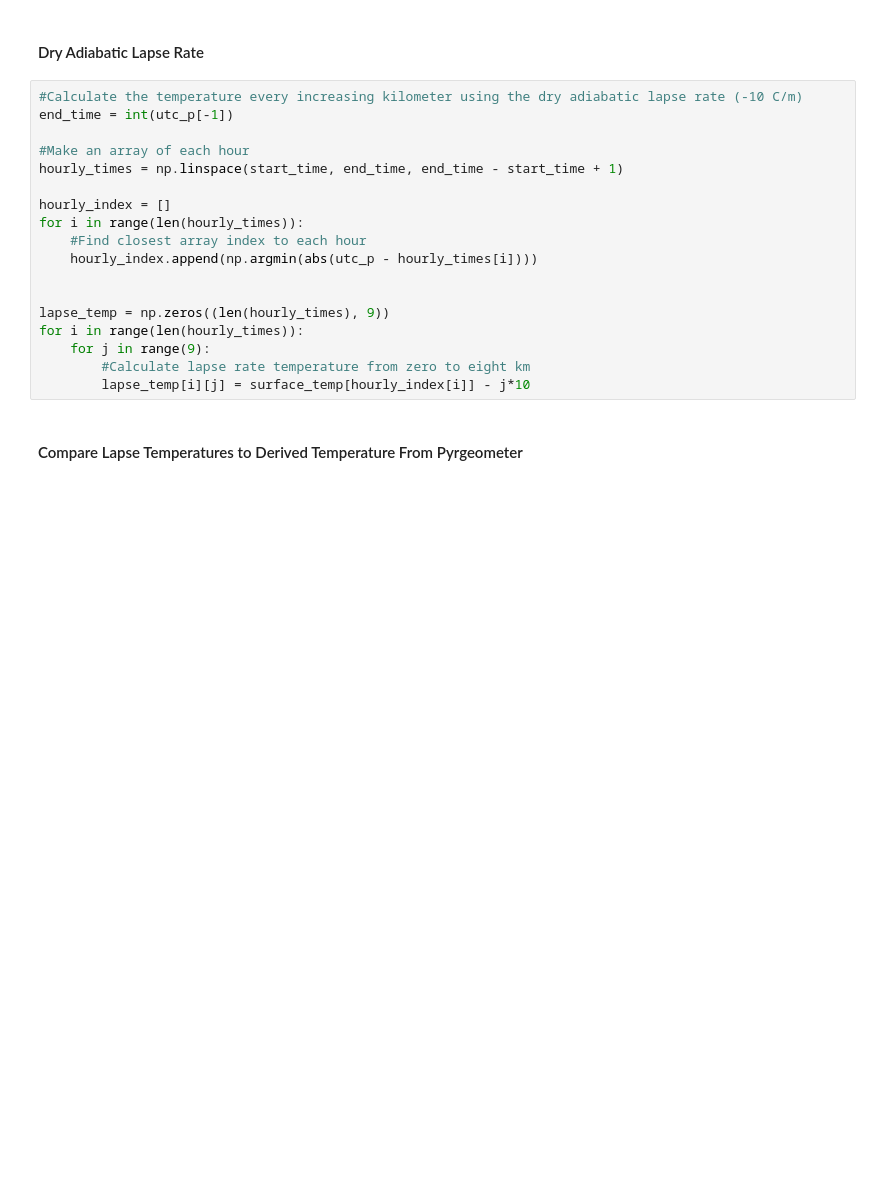
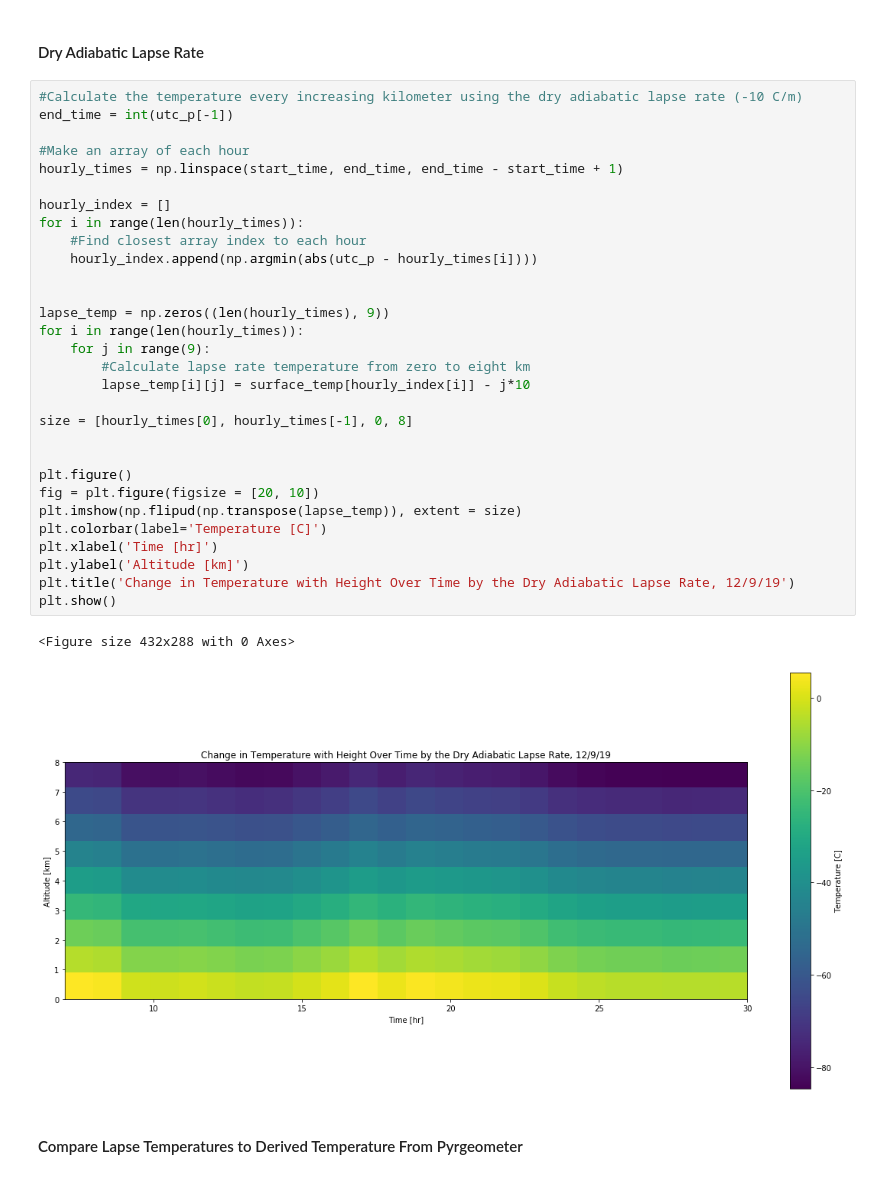
Before and after one commit to festivefish/skywatch_ceilometer, a Jupyter notebook: project.ipynb, the cells around one changed output. Drawn from its saved outputs; the diff is of its cells as text; blank space fills up the shorter version.

```diff
--- a/project.ipynb
+++ b/project.ipynb
@@ -174,21 +175,36 @@ plt.show()
 # %%
 #Calculate the temperature every increasing kilometer using the dry adiabatic lapse rate (-10 C/m)
 end_time = int(utc_p[-1])
 
 #Make an array of each hour
 hourly_times = np.linspace(start_time, end_time, end_time - start_time + 1)
 
 hourly_index = []
 for i in range(len(hourly_times)):
     #Find closest array index to each hour
     hourly_index.append(np.argmin(abs(utc_p - hourly_times[i])))
 
 
 lapse_temp = np.zeros((len(hourly_times), 9))
 for i in range(len(hourly_times)):
     for j in range(9):
         #Calculate lapse rate temperature from zero to eight km
         lapse_temp[i][j] = surface_temp[hourly_index[i]] - j*10
+
+size = [hourly_times[0], hourly_times[-1], 0, 8]
+
+
+plt.figure()
+fig = plt.figure(figsize = [20, 10])
+plt.imshow(np.flipud(np.transpose(lapse_temp)), extent = size)
+plt.colorbar(label='Temperature [C]')
+plt.xlabel('Time [hr]')
+plt.ylabel('Altitude [km]')
+plt.title('Change in Temperature with Height Over Time by the Dry Adiabatic Lapse Rate, 12/9/19')
+plt.show()
+# %% [output]
+<Figure size 432x288 with 0 Axes>
+[figure, added]
 # %% [markdown]
 #### Compare Lapse Temperatures to Derived Temperature From Pyrgeometer
 # %%
```
Also changed, not shown: parts of 3 cells of this notebook.
